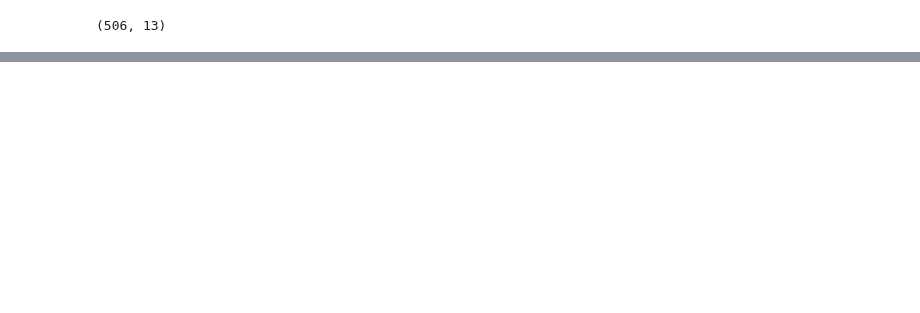
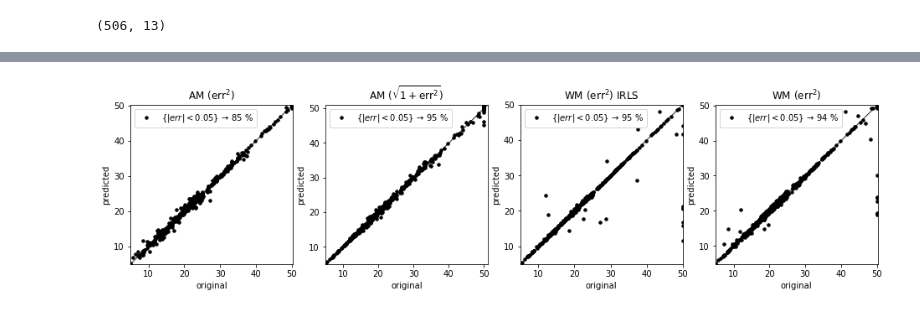
Before and after one commit to intellimath/mlgrad, a Jupyter notebook: examples/isnn2019_nn_boston.ipynb, the cells around one changed output, grey strips where cells are left out. Drawn from its saved outputs; the diff is of its cells as text; code cells hidden in the pictures; blank space fills up the shorter version.

```diff
--- a/examples/isnn2019_nn_boston.ipynb
+++ b/examples/isnn2019_nn_boston.ipynb
@@ -118 +95,16 @@ plt.show()
+# %%
+b=0.05
+plt.figure(figsize=(4*4.0, 3.5))
+plt.subplot(1,4,1)
+plot_yy(Xt, Y, ffnn1, r'AM ($\mathrm{err}^2$)', b)
+plt.subplot(1,4,2)
+plot_yy(Xt, Y, ffnn2, r'AM ($\sqrt{1+\mathrm{err}^2}$)', b)
+plt.subplot(1,4,3)
+plot_yy(Xt, Y, ffnn3, r'WM ($\mathrm{err}^2$) IRLS', b)
+plt.subplot(1,4,4)
+plot_yy(Xt, Y, ffnn5, r'WM ($\mathrm{err}^2$)', b)
+# plt.tight_layout()
+plt.show()
+# %% [output]
+[figure, added]
 # %%
```
Also changed, not shown: parts of 12 cells of this notebook, 36 other files.
